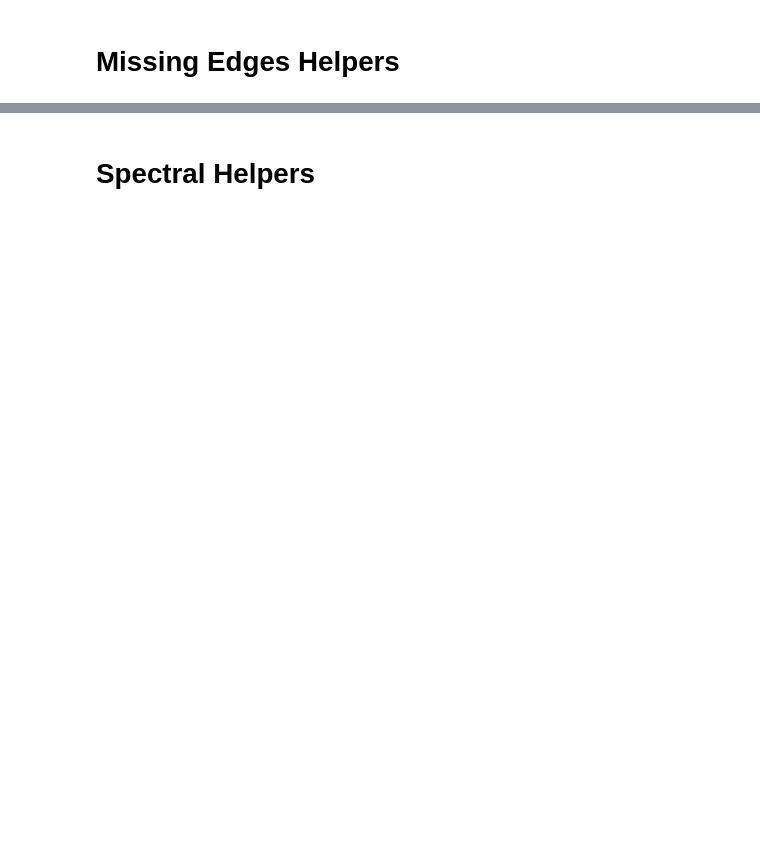
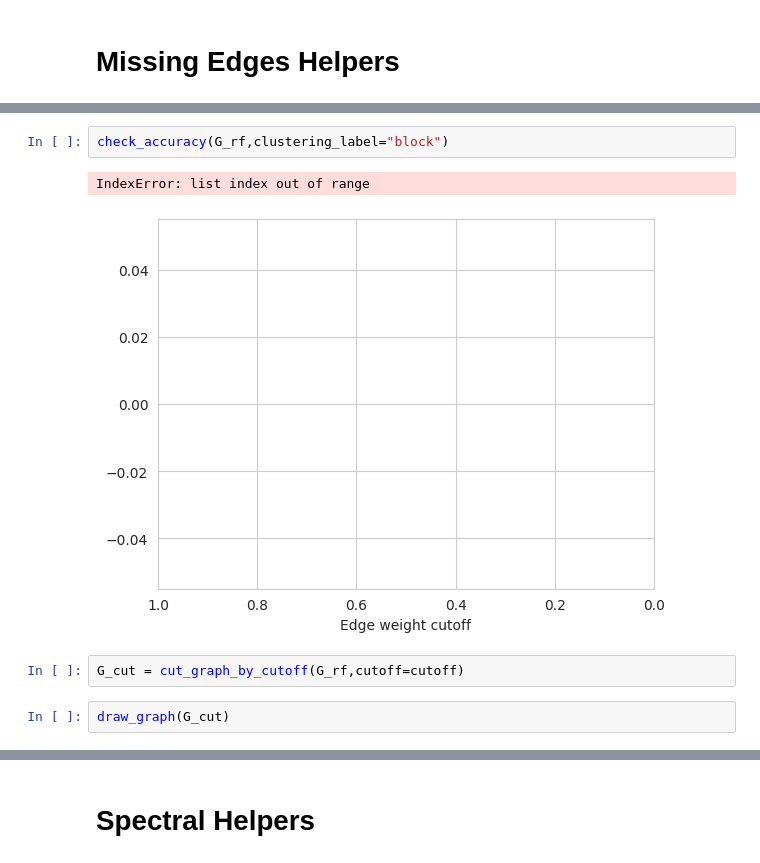
Before and after one commit to jofu-tofu/Research, a Jupyter notebook: Ricci_Curvature_Research.ipynb, the cells around one changed output, grey strips where cells are left out. Drawn from its saved outputs; the diff is of its cells as text; blank space fills up the shorter version.

```diff
--- a/Ricci_Curvature_Research.ipynb
+++ b/Ricci_Curvature_Research.ipynb
@@ -298,0 +458,9 @@ def ricci_simulation(G, iterations = 15, alpha = 0, cut = 1.5, exp = 1):
+# %%
+check_accuracy(G_rf,clustering_label="block")
+# %% [output]
+IndexError: list index out of range
+[figure, added]
+# %%
+G_cut = cut_graph_by_cutoff(G_rf,cutoff=cutoff)
+# %%
+draw_graph(G_cut)
```
Also changed, not shown: parts of 16 cells of this notebook.
